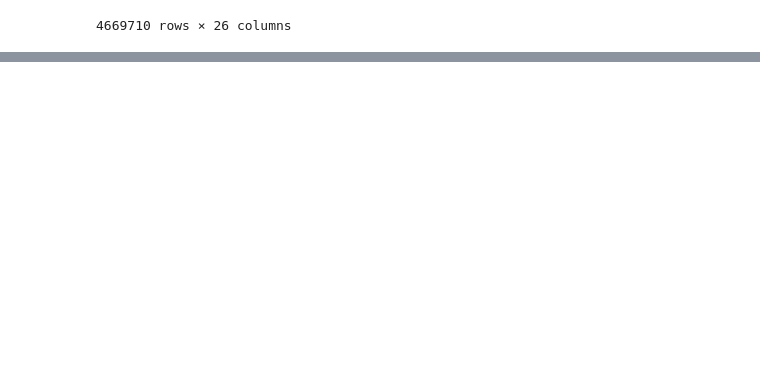
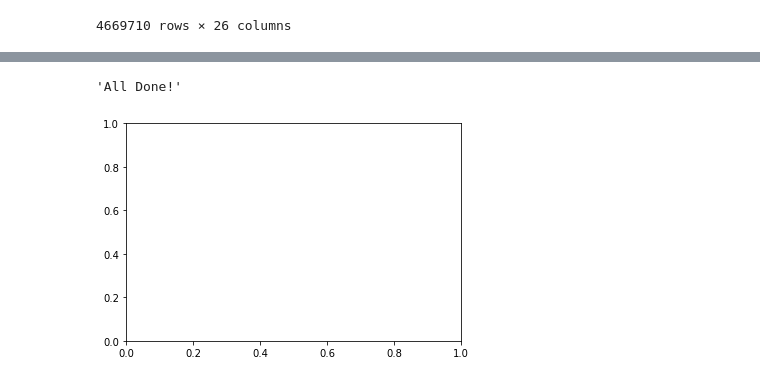
Before and after one commit to stephcia/Microsoft-Studios-Analysis, a Jupyter notebook: Gideon Data.ipynb, the cells around one changed output, grey strips where cells are left out. Drawn from its saved outputs; the diff is of its cells as text; code cells hidden in the pictures; blank space fills up the shorter version.

```diff
--- a/Gideon Data.ipynb
+++ b/Gideon Data.ipynb
@@ -65,0 +695,2 @@ GD2
+# %%
+DFmerged=DFmerged.dropna()
@@ -65,0 +729,2 @@ GD2
+# %%
+DFmerged=DFmerged.T.drop_duplicates().T
@@ -65,0 +786,5 @@ GD2
+# %%
+alltheplots(DFmerged)
+# %% [output]
+'All Done!'
+[figure, added]
```
Also changed, not shown: parts of 65 cells of this notebook.
